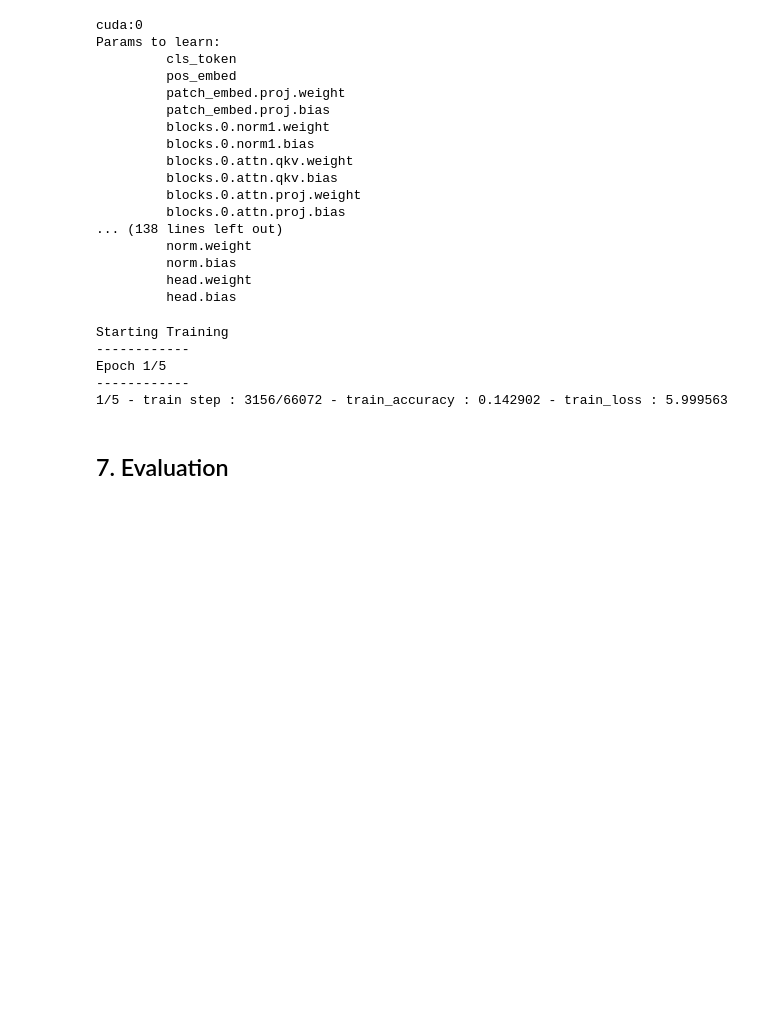
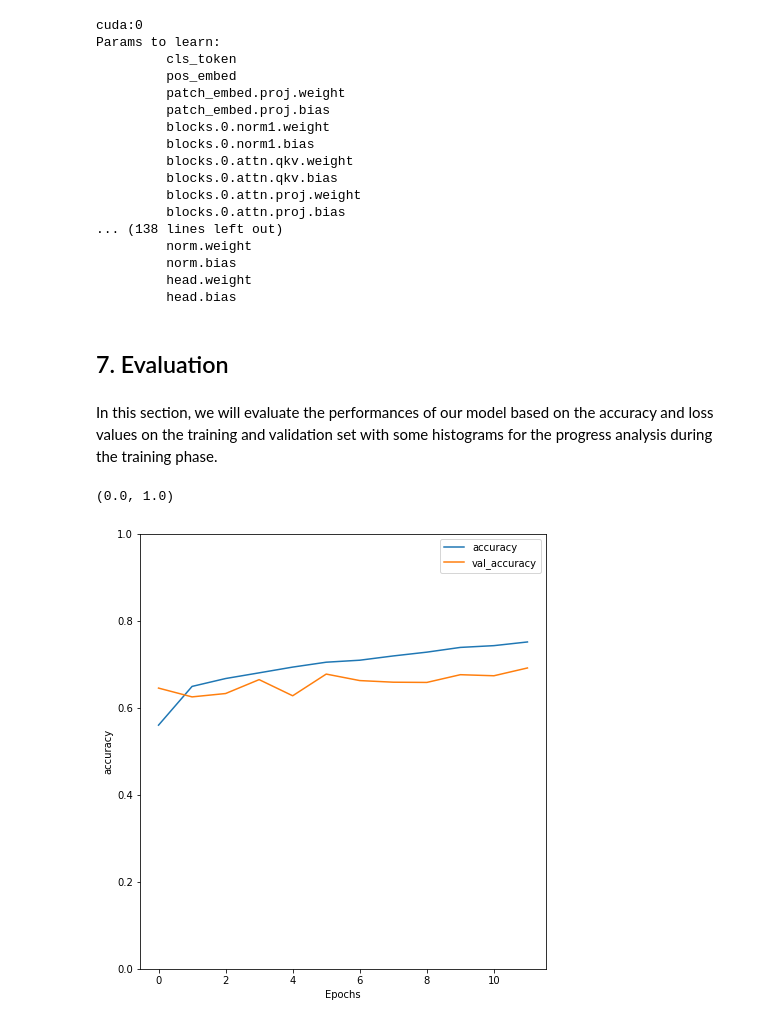
Before and after one commit to kode-git/vfer, a Jupyter notebook: ViT_Face_Emotion_Recognition.ipynb, the cells around one changed output. Drawn from its saved outputs; the diff is of its cells as text; code cells hidden in the pictures; blank space fills up the shorter version.

Commit message:
Adding evaluation and model saving during training phase

```diff
--- a/ViT_Face_Emotion_Recognition.ipynb
+++ b/ViT_Face_Emotion_Recognition.ipynb
@@ -1126,24 +1129,36 @@ warnings.filterwarnings('ignore')
 
 # Setup the loss fxn
 criterion = nn.CrossEntropyLoss()
-num_epochs = 5
+num_epochs = 24
 
-# model and history data
-model_file = "C:/Users/bigfo/OneDrive/Desktop/final_vfer.pth"
-train_history = "C:/Users/bigfo/OneDrive/Desktop/history_train"
-val_history = "C:/Users/bigfo/OneDrive/Desktop/history_val"
+# model general info
+name_model = "vfer_base_24"
+base_dir = "/content/drive/MyDrive/Models/"
 
+def mkdir_model(base_dir, name_model, counter):
+  try:
+    d = "{}/{}".format(base_dir,name_model)
+    os.mkdir(d)
+  except FileExistsError:
+    counter += 1
+    mkdir_model(base_dir, str(name_model) + "_" + str(counter), counter)
+
+mkdir_model(base_dir, name_model, 0)
+
+# model files for saving history and model data
+model_folder = base_dir + name_model + "/"
+model_file = model_folder + name_model + ".pth"
+train_history = model_folder + name_model + "_" + "history_train"
+val_history = model_folder + name_model + "_" + "history_val"
 
 # Train and evaluate
 model, train_hist, val_hist = train_model(model, dataloaders_dict, criterion, optimizer_ft, num_epochs=num_epochs,
-                                          is_inception=False, is_loaded=False)
+                                          is_inception=False, is_loaded=False, model_folder=model_folder)
 
 
 #Saving the updated model for the inference phase
 torch.save(model.state_dict(), model_file)
+
+# Save histories data
+save_history(train_hist, train_history)
+save_history(val_hist, val_history)
-# %% [output]
-Starting Training
-------------
-Epoch 1/5
-------------
-1/5 - train step : 3156/66072 - train_accuracy : 0.142902 - train_loss : 5.999563
@@ -1153,2 +1165,38 @@ save_history(val_hist, val_history)
 # %% [markdown]
 ## 7. Evaluation
+# %% [markdown]
+In this section, we will evaluate the performances of our model based on the accuracy and loss values on the training and validation set with some histograms for the progress analysis during the training phase.
+# %%
+# plot and data management functions
+
+def plot_graphs(train, val, metric):
+    plt.plot(train)
+    plt.plot(val, '')
+    plt.xlabel("Epochs")
+    plt.ylabel(metric)
+    plt.legend([metric, 'val_'+metric])
+
+def tensor_to_list(tensor_list):
+  l = []
+  for el in tensor_list:
+    l.append(el.item())
+  return l
+
+# model info for the evaluation
+name_model = "vfer_base_24"
+base_dir = "/content/drive/MyDrive/Models/"
+model_folder = base_dir + name_model + "/"
+
+# accuracy plot
+_train = load_history(model_folder + "history_train")
+_val = load_history(model_folder + "history_val")
+l_train = tensor_to_list(_train)
+l_val = tensor_to_list(_val)
+
+plt.figure(figsize=(16, 8))
+plt.subplot(1, 2, 1)
+plot_graphs(l_train, l_val, 'accuracy')
+plt.ylim(0, 1)
+# %% [output]
+(0.0, 1.0)
+[figure, added]
```
Also changed, not shown: parts of 24 cells of this notebook.
